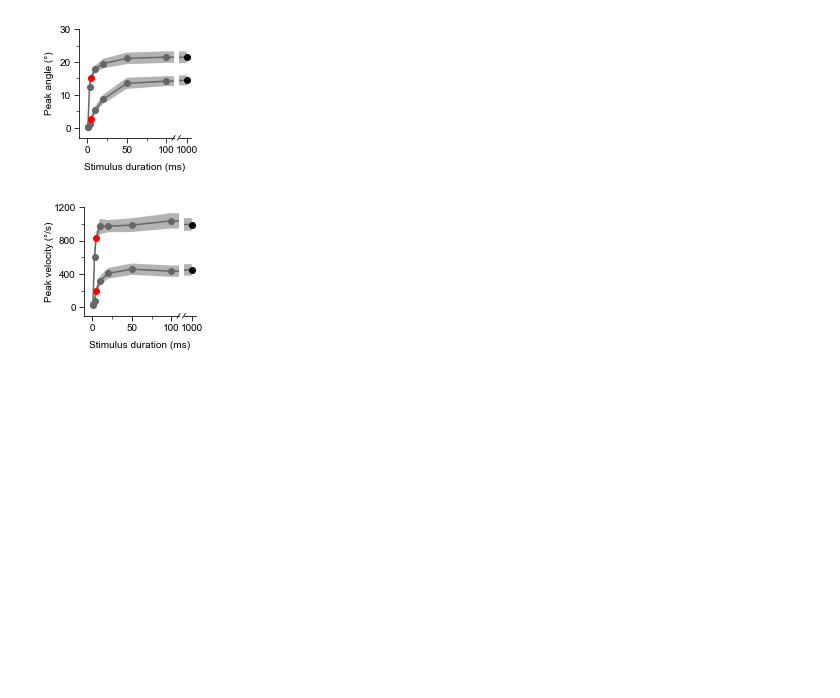
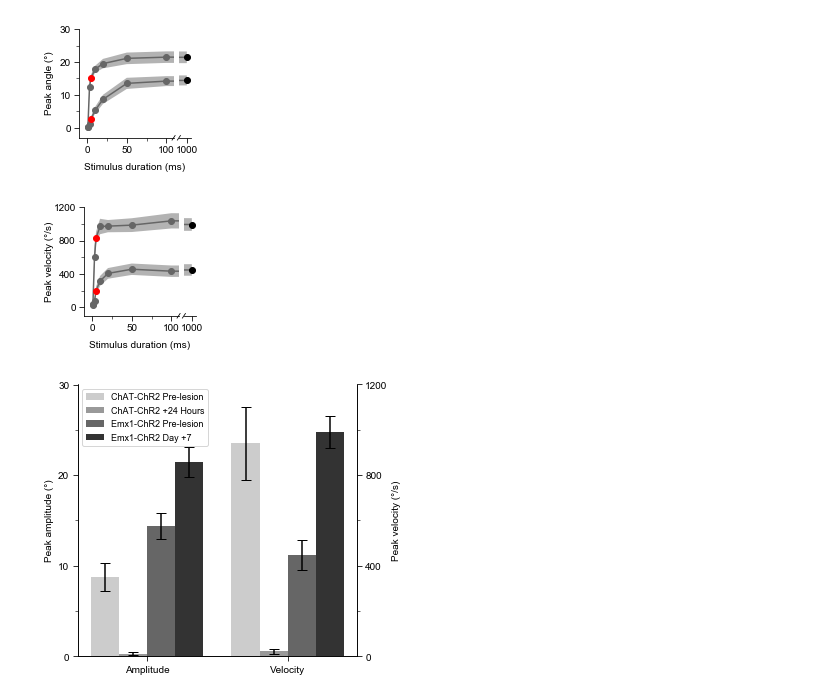
Before and after one commit to margolislab/Vajtay_Bandi_2018, a Jupyter notebook: Plots/Figure 3.ipynb, the cells around one changed output. Cells and saved outputs as stored; diff of their text form; code cells hidden in the pictures; blank space fills up the shorter version.

Commit message:
Added Total comparison code and data

```diff
--- a/Plots/Figure 3.ipynb
+++ b/Plots/Figure 3.ipynb
@@ -261,3 +261,59 @@ fig.set_size_inches(2,2)
 plt.show()
 # %% [output]
 [figure]
+# %%
+minor_locator = AutoMinorLocator(2)
+minor_locatorx = AutoMinorLocator(2) #Need to declare a unique MinorLocator object for each Y-axis
+
+
+plt.rcParams['font.family'] = "Arial"
+plt.rcParams.update({'font.size': 10})
+plt.rcParams['savefig.bbox'] = 'tight'
+
+
+Data = pd.read_csv('ChatvEMX.csv')
+
+Average = Data.mean()
+Error = Data.sem()
+
+N = 2
+ind = np.arange(N)  # the x locations for the groups
+width = 0.3       # the width of the bars
+ind = ind*1.5
+fig, ax = plt.subplots()
+color_vector = ['0.8','0.6','0.4','0.2']
+rects = [0]*4 #Pre-alocate list
+for x in range(0, 4):
+    rects[x] = ax.bar(ind[0] + (width * x), Average[x], width, color=color_vector[x], yerr=Error[x], capsize=5)
+
+
+# add some text for labels, title and axes ticks
+ax.set_ylabel('Peak amplitude (\xb0)')
+ax.set_xticks(ind + (width*3) / 2)
+ax.set_yticks([0,10,20,30])
+ax.set_xticklabels(('Amplitude', 'Velocity'))
+ax.set_ylim(0,30)
+ax.yaxis.set_minor_locator(minor_locator)
+plt.tick_params(which='major', length=5)
+plt.tick_params(which='minor', length=3)
+ax.spines['top'].set_visible(False)
+
+ax2 = ax.twinx()
+
+for x in range(0, 4):
+    ax2.bar(ind[1] + (width * x), Average[x+4], width, color=color_vector[x], yerr=Error[x+4], capsize=5)
+
+ax2.set_ylabel('Peak velocity (\xb0/s)')
+ax2.set_yticks([0,400,800,1200])
+ax2.set_ylim(0,1200)
+ax2.spines['top'].set_visible(False)
+ax2.yaxis.set_minor_locator(minor_locatorx)
+plt.tick_params(which='major', length=5)
+plt.tick_params(which='minor', length=3)
+
+fig = plt.gcf()
+fig.set_size_inches(5,5)
+ax.legend((rects[0], rects[1], rects[2], rects[3]), ('ChAT-ChR2 Pre-lesion', 'ChAT-ChR2 +24 Hours','Emx1-ChR2 Pre-lesion','Emx1-ChR2 Day +7'),fontsize = 9, loc = 'upper left')
+plt.show()
+# %% [output]
+[figure, added]
```
Also changed, not shown: 1 other file.
